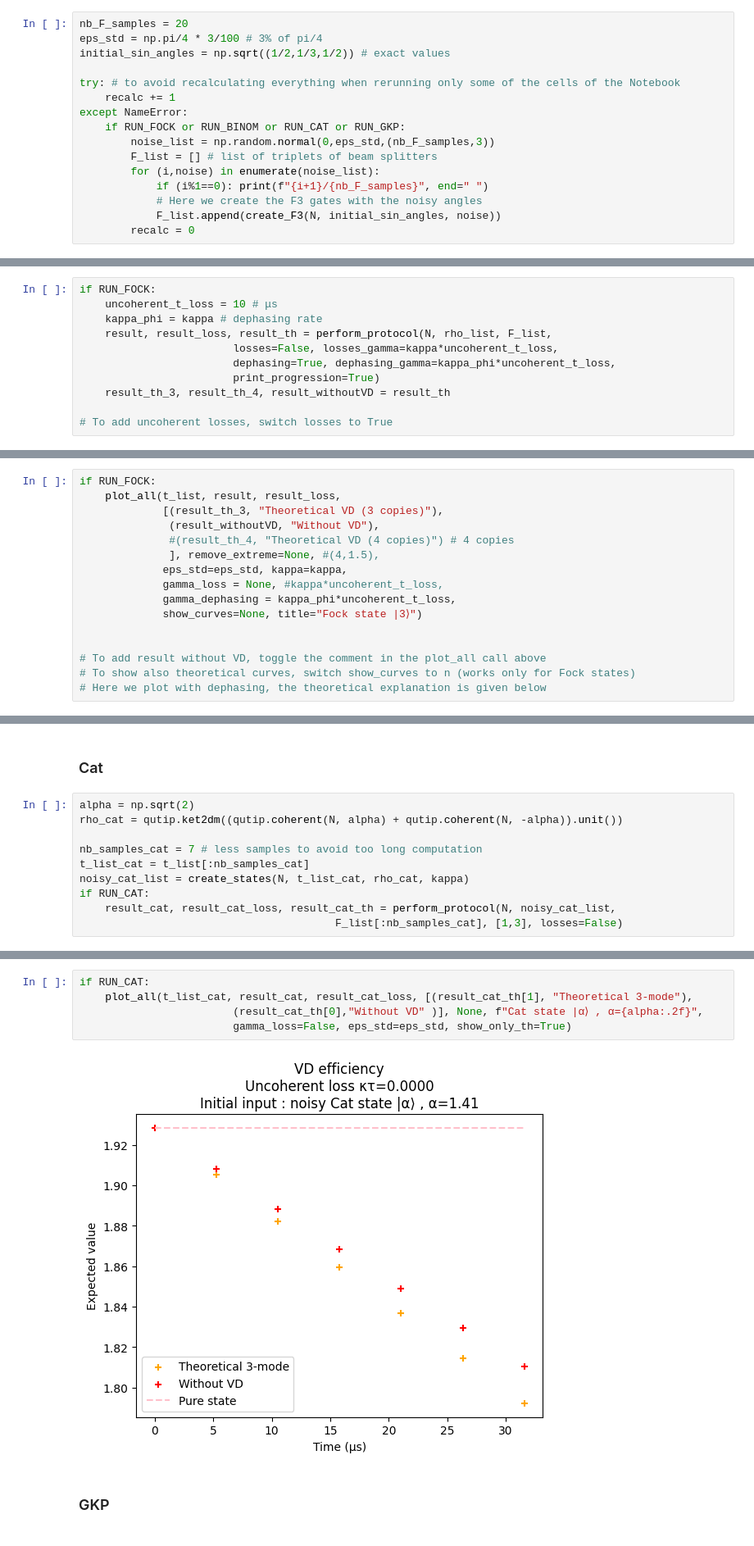
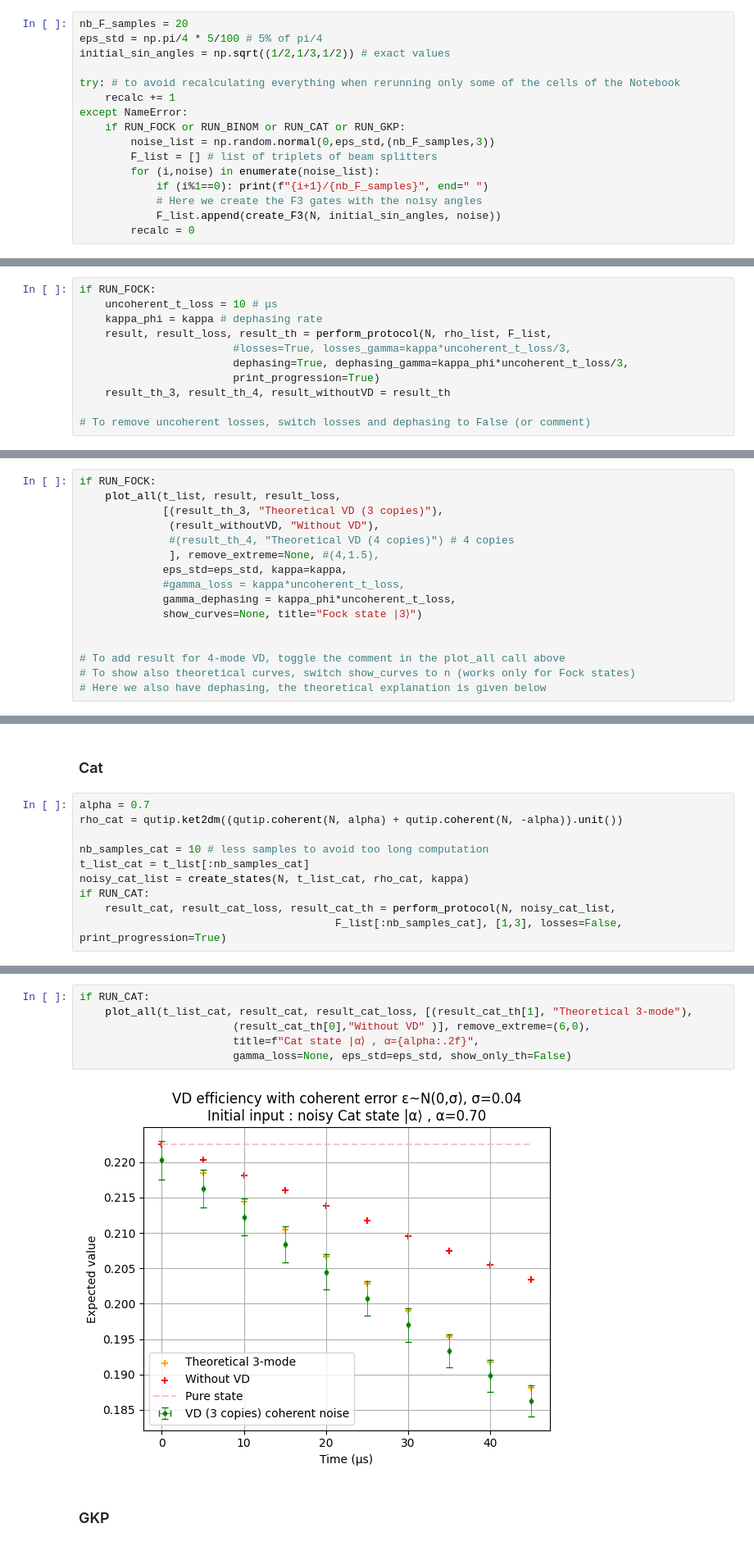
Before and after one commit to lfinocchiaro/virtual-distillation, a Jupyter notebook: virtual_distillation.ipynb, the cells around one changed output, grey strips where cells are left out. Shown at 82% size. Drawn from its saved outputs; the diff is of its cells as text.

```diff
--- a/virtual_distillation.ipynb
+++ b/virtual_distillation.ipynb
@@ -71,7 +71,7 @@ $$\varepsilon=(\varepsilon_1,\varepsilon_2,\varepsilon_3)\sim \mathcal N(0,\sigm
 Here is where we compute the noisy $\mathcal F_3$ gates (this is the most costly operation). After performing the whole protocol, we will average the results and compute their standard deviation.
 # %%
 nb_F_samples = 20
-eps_std = np.pi/4 * 3/100 # 3% of pi/4
+eps_std = np.pi/4 * 5/100 # 5% of pi/4
 initial_sin_angles = np.sqrt((1/2,1/3,1/2)) # exact values
 
 try: # to avoid recalculating everything when rerunning only some of the cells of the Notebook
@@ -105,10 +105,10 @@ if RUN_FOCK:
     uncoherent_t_loss = 10 # μs
     kappa_phi = kappa # dephasing rate
     result, result_loss, result_th = perform_protocol(N, rho_list, F_list,
-                        losses=False, losses_gamma=kappa*uncoherent_t_loss,
-                        dephasing=True, dephasing_gamma=kappa_phi*uncoherent_t_loss,
+                        #losses=True, losses_gamma=kappa*uncoherent_t_loss/3,
+                        dephasing=True, dephasing_gamma=kappa_phi*uncoherent_t_loss/3,
                         print_progression=True)
     result_th_3, result_th_4, result_withoutVD = result_th
 
-# To add uncoherent losses, switch losses to True
+# To remove uncoherent losses, switch losses and dephasing to False (or comment)
 # %% [output]
@@ -140,12 +140,12 @@ if RUN_FOCK:
               #(result_th_4, "Theoretical VD (4 copies)") # 4 copies
               ], remove_extreme=None, #(4,1.5),
              eps_std=eps_std, kappa=kappa,
-             gamma_loss = None, #kappa*uncoherent_t_loss,
+             #gamma_loss = kappa*uncoherent_t_loss,
              gamma_dephasing = kappa_phi*uncoherent_t_loss,
              show_curves=None, title="Fock state |3⟩")
 
 
-# To add result without VD, toggle the comment in the plot_all call above
+# To add result for 4-mode VD, toggle the comment in the plot_all call above
 # To show also theoretical curves, switch show_curves to n (works only for Fock states)
-# Here we plot with dephasing, the theoretical explanation is given below
+# Here we also have dephasing, the theoretical explanation is given below
 # %% [output]
@@ -188,12 +188,12 @@ The problem is that when losses occur, we have some extra $\ket3\bra3$, $\ket2\b
 # %% [markdown]
 ### Cat
 # %%
-alpha = np.sqrt(2)
+alpha = 0.7
 rho_cat = qutip.ket2dm((qutip.coherent(N, alpha) + qutip.coherent(N, -alpha)).unit())
 
-nb_samples_cat = 7 # less samples to avoid too long computation
+nb_samples_cat = 10 # less samples to avoid too long computation
 t_list_cat = t_list[:nb_samples_cat]
 noisy_cat_list = create_states(N, t_list_cat, rho_cat, kappa)
 if RUN_CAT:
     result_cat, result_cat_loss, result_cat_th = perform_protocol(N, noisy_cat_list,
-                                        F_list[:nb_samples_cat], [1,3], losses=False)
+                                        F_list[:nb_samples_cat], [1,3], losses=False, print_progression=True)
@@ -200,10 +202,11 @@ if RUN_CAT:
 # %%
 if RUN_CAT:
     plot_all(t_list_cat, result_cat, result_cat_loss, [(result_cat_th[1], "Theoretical 3-mode"),
-                        (result_cat_th[0],"Without VD" )], None, f"Cat state |α⟩ , α={alpha:.2f}",
-                        gamma_loss=False, eps_std=eps_std, show_only_th=True)
+                        (result_cat_th[0],"Without VD" )], remove_extreme=(6,0),
+                        title=f"Cat state |α⟩ , α={alpha:.2f}",
+                        gamma_loss=None, eps_std=eps_std, show_only_th=False)
 # %% [output]
-[figure, old version]
+[figure, new version]
 # %% [markdown]
 ### GKP
 # %% [markdown]
```
Also changed, not shown: parts of 13 cells of this notebook, 2 other files.
